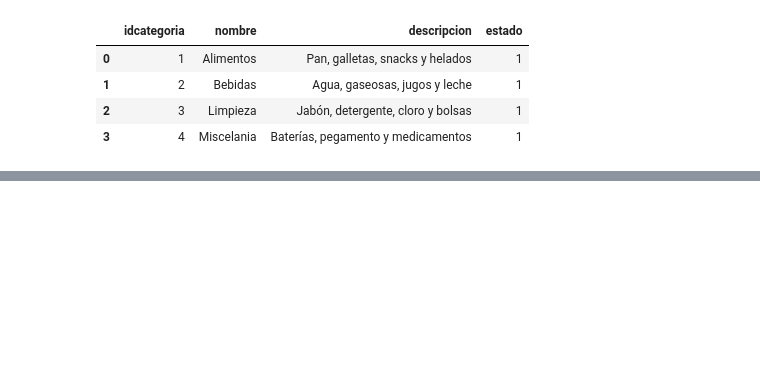
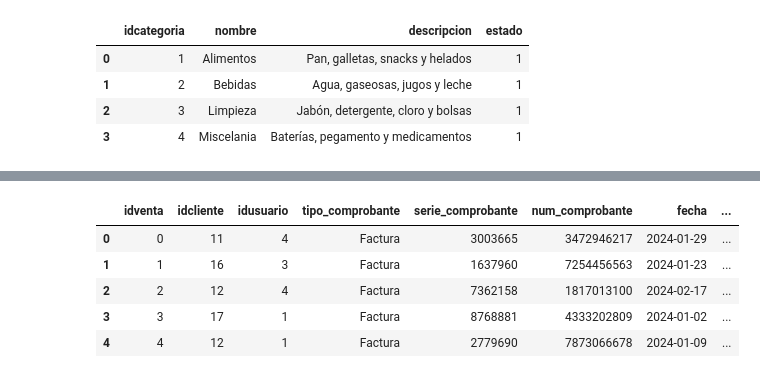
Before and after one commit to 13001893/cdp_proyecto_2, a Jupyter notebook: cdp_proyecto_2.ipynb, the cells around one changed output, grey strips where cells are left out. Cells and saved outputs as stored; diff of their text form; code cells hidden in the pictures; blank space fills up the shorter version.

```diff
--- a/cdp_proyecto_2.ipynb
+++ b/cdp_proyecto_2.ipynb
@@ -380,0 +406,12 @@ dim_producto
+# %%
+# Tabla de hechos venta
+sql_query = 'SELECT * FROM venta;'
+fact_venta = pd.read_sql(sql_query, driver)
+fact_venta.head()
+# %% [output]
+|  | idventa | idcliente | idusuario | tipo_comprobante | serie_comprobante | num_comprobante | fecha | ... |
+| 0 | 0 | 11 | 4 | Factura | 3003665 | 3472946217 | 2024-01-29 | ... |
+| 1 | 1 | 16 | 3 | Factura | 1637960 | 7254456563 | 2024-01-23 | ... |
+| 2 | 2 | 12 | 4 | Factura | 7362158 | 1817013100 | 2024-02-17 | ... |
+| 3 | 3 | 17 | 1 | Factura | 8768881 | 4333202809 | 2024-01-02 | ... |
+| 4 | 4 | 12 | 1 | Factura | 2779690 | 7873066678 | 2024-01-09 | ... |
```
Also changed, not shown: parts of 22 cells of this notebook, 1 other file.
